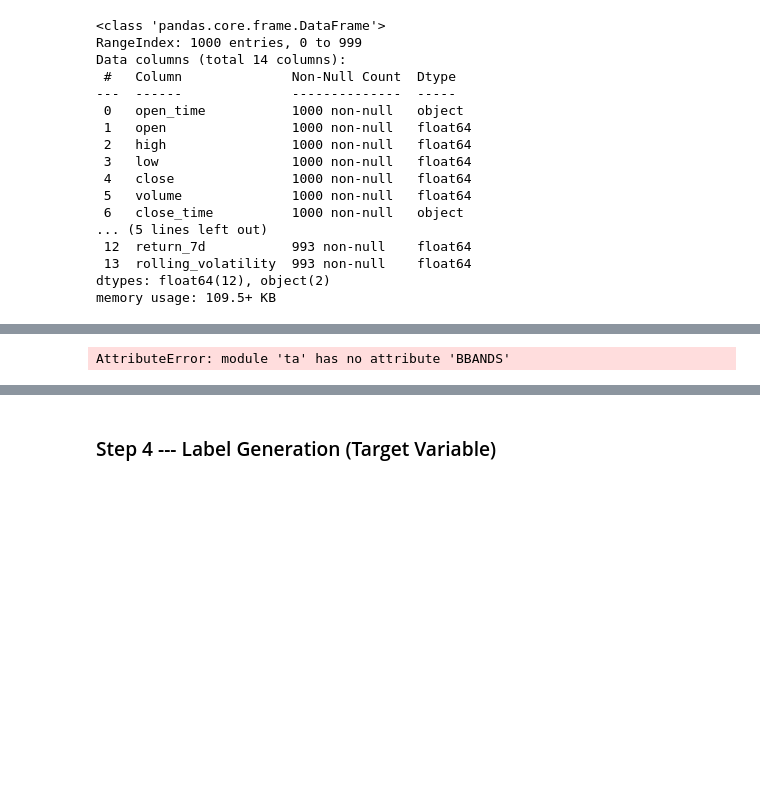
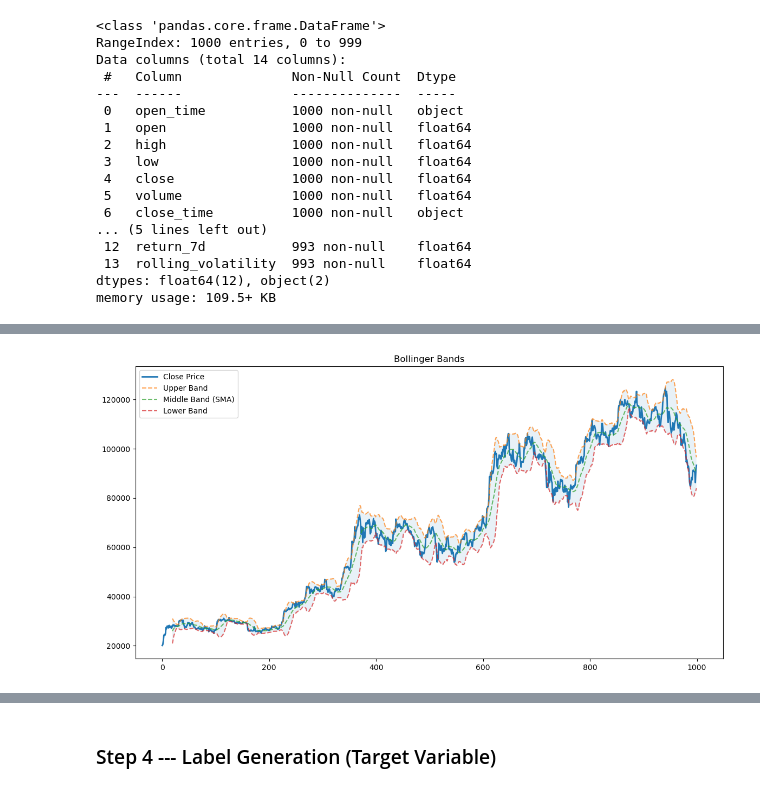
Before and after one commit to DavidG4444/Crypto-BuySell-Model, a Jupyter notebook: notebooks/02_feature_engineering.ipynb, the cells around one changed output, grey strips where cells are left out. Saved outputs shown, nothing was run; the diff lists cells and outputs as text; code cells hidden in the pictures; blank space fills up the shorter version.

```diff
--- a/notebooks/02_feature_engineering.ipynb
+++ b/notebooks/02_feature_engineering.ipynb
@@ -123,5 +122,8 @@ df.tail()
 # %%
-df["rsi"] = talib.momentum.RSIIndicator(df["close"]).rsi()
+#Calculating technical indicators and adding them as new features to the DataFrame
+#RSI
+df["rsi"] = ta.momentum.RSIIndicator(df["close"]).rsi()
+#SMAs
 df["sma_20"] = df["close"].rolling(20).mean()
 df["sma_50"] = df["close"].rolling(50).mean()
 df["sma_200"] = df["close"].rolling(200).mean()
@@ -131,21 +152,21 @@ AttributeError: module 'talib' has no attribute 'momentum'
 # %%
-# Calculate Bollinger Bands
-upper, middle, lower = ta.BBANDS(df['close'], timeperiod=20, nbdevup=2, nbdevdn=2)
+# Calculating Bollinger Bands
+bb = ta.volatility.BollingerBands(close=df['close'], window=20, window_dev=2)
 
-df['bb_upper'] = upper
-df['bb_middle'] = middle
-df['bb_lower'] = lower
+df['bb_upper'] = bb.bollinger_hband()
+df['bb_middle'] = bb.bollinger_mavg()
+df['bb_lower'] = bb.bollinger_lband()
 
 # Plot
 plt.figure(figsize=(14, 7))
 plt.plot(df.index, df['close'], label='Close Price', linewidth=2)
 plt.plot(df.index, df['bb_upper'], label='Upper Band', linestyle='--', alpha=0.7)
 plt.plot(df.index, df['bb_middle'], label='Middle Band (SMA)', linestyle='--', alpha=0.7)
 plt.plot(df.index, df['bb_lower'], label='Lower Band', linestyle='--', alpha=0.7)
 plt.fill_between(df.index, df['bb_upper'], df['bb_lower'], alpha=0.1)
 plt.title('Bollinger Bands')
 plt.legend()
 plt.show()
 # %% [output]
-AttributeError: module 'ta' has no attribute 'BBANDS'
+[figure, added]
 # %%
```
Also changed, not shown: parts of 18 cells of this notebook, 7 other files.
